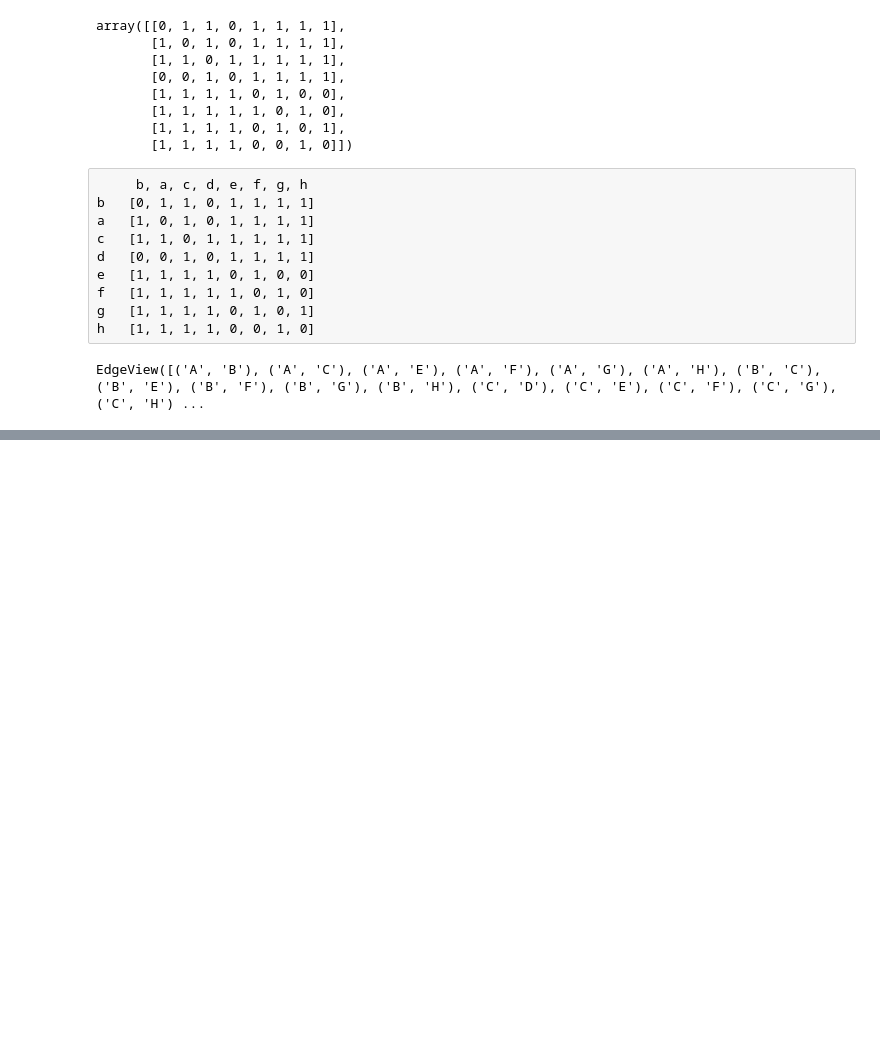
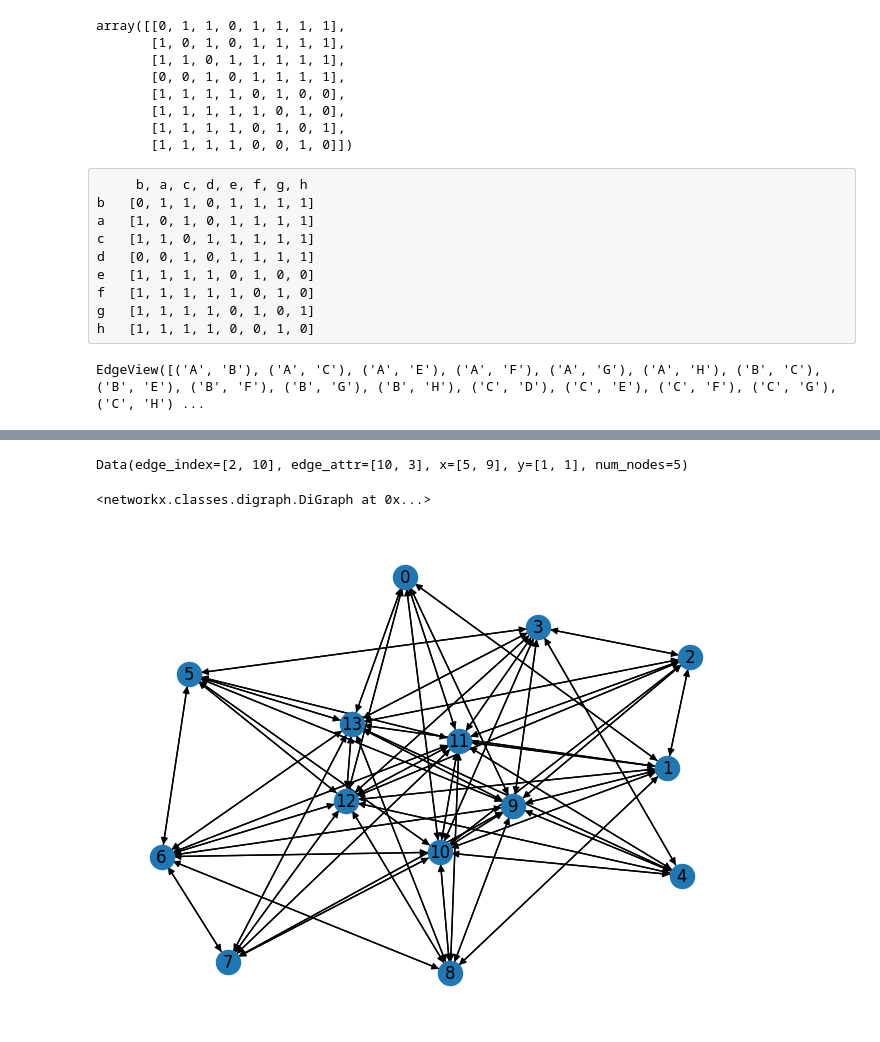
Before and after one commit to SophySchubert/pairwise-rank-gnn, a Jupyter notebook: Eigenanteil.ipynb, the cells around one changed output, grey strips where cells are left out. Drawn from its saved outputs; the diff is of its cells as text; code cells hidden in the pictures; blank space fills up the shorter version.

Commit message:
wed 5.3.+ eigenanteil weitergemacht

```diff
--- a/Eigenanteil.ipynb
+++ b/Eigenanteil.ipynb
@@ -82,0 +327,41 @@ EdgeView([('A', 'B'), ('A', 'C'), ('A', 'E'), ('A', 'F'), ('A', 'G'), ('A', 'H')
+# %%
+def combine_two_graphs(graph_a, graph_b):
+    # TODO: a) Kanten Beschriften, ob "standard" oder "Combiniation"      [__]
+    # TODO: b) Welchen Wert bekommt der Graph                                       [✓]
+    ''''
+    Combines two Graphs into one
+    Visualisation in Eigenanteil.ipynb
+    '''
+    nx_graph_a = convert_torch_to_nx(graph_a)
+    nx_graph_b = convert_torch_to_nx(graph_b)
+    temp_graph = nx.full_join(nx_graph_a, nx_graph_b, rename=("G", "H"))
+
+
+
+
+    # Ensure all edges have the same attributes
+    default_attrs = {'edge_attr': [0,0,0]}  # Default value for missing attributes
+    for u, v in temp_graph.edges():
+        for attr in default_attrs:
+            if attr not in temp_graph[u][v]:
+                temp_graph[u][v][attr] = default_attrs[attr]
+
+
+
+
+    print(temp_graph)
+    print(temp_graph.number_of_nodes(), temp_graph.number_of_edges())
+    print(nx.adjacency_matrix(temp_graph).toarray())
+    print(nx.get_edge_attributes(temp_graph, 'edge_attr'))
+    print(nx.get_node_attributes(temp_graph, 'x'))
+    temp_y = 1 if graph_a.y.item() >= graph_b.y.item() else 0
+    print(temp_y)
+    graph = from_networkx(temp_graph)
+    graph.y = temp_y
+    graph.num_nodes = graph_a.num_nodes + graph_b.num_nodes
+    print(graph)
+    print(graph.y)
+    return graph
+# %%
+z=combine_two_graphs(g_b, g_a)
+z.x
@@ -82,0 +420,14 @@ EdgeView([('A', 'B'), ('A', 'C'), ('A', 'E'), ('A', 'F'), ('A', 'G'), ('A', 'H')
+# %%
+g_a
+# %% [output]
+Data(edge_index=[2, 10], edge_attr=[10, 3], x=[5, 9], y=[1, 1], num_nodes=5)
+# %%
+nx_z = to_networkx(z)
+# %%
+nx_z
+# %% [output]
+<networkx.classes.digraph.DiGraph at 0x...>
+# %%
+nx.draw(nx_z, with_labels=True)
+# %% [output]
+[figure, added]
```
Also changed, not shown: parts of 37 cells of this notebook, 6 other files.
